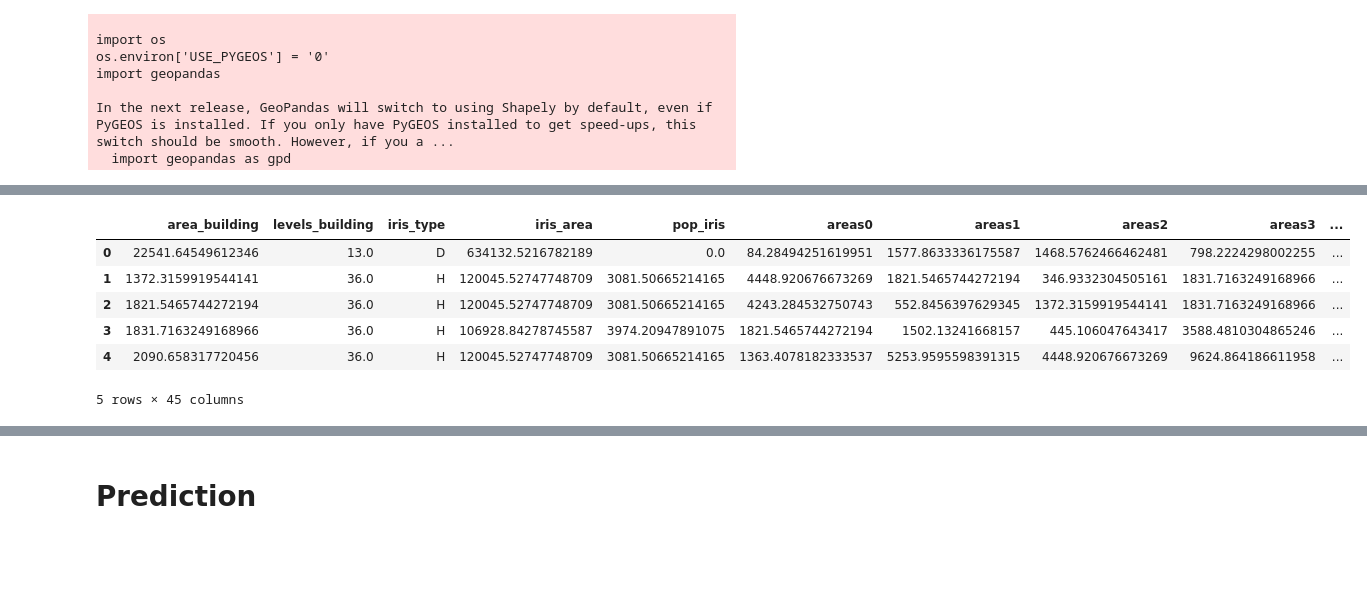
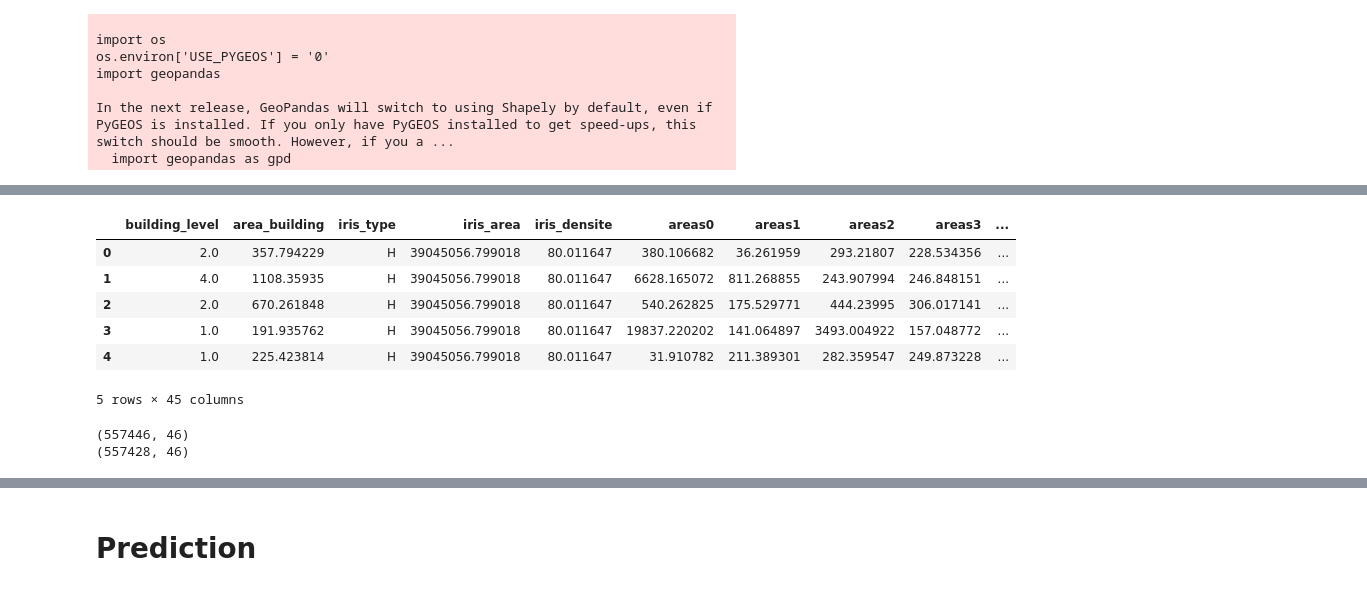
Before and after one commit to benmaizadiam/attractivite_des_rues, a Jupyter notebook: 7-b-type_building_na.ipynb, the cells around one changed output, grey strips where cells are left out. Drawn from its saved outputs; the diff is of its cells as text; code cells hidden in the pictures; blank space fills up the shorter version.

```diff
--- a/7-b-type_building_na.ipynb
+++ b/7-b-type_building_na.ipynb
@@ -92,2 +171,5 @@ Name: building, dtype: int64
+# %%
+data=np.empty((len(building_no_na),45),dtype="object")
 # %%
 k=10
+ids_batiments_voisins=np.empty((len(building_no_na),k),dtype="object")
@@ -98 +176,3 @@ building_no_na['building:levels'].isna().sum()
+# %%
+random_number=np.random.randint(0,len(building_no_na),1)
 # %%
@@ -185,17 +302,22 @@ for i ,row in building_no_na.iterrows():
+# %%
+'''pickle.dump(data,open(r"Y:\RECHERCHE ET DEV\10_Modèle d'attractivite des rues\04_données clients (source)\données modele\\donnée_prediction_types.pkl",'wb'))
+pickle.dump(ids_batiments_voisins,open(r"Y:\RECHERCHE ET DEV\10_Modèle d'attractivite des rues\04_données clients (source)\données modele\\ids_batiments_voisins_prédiction_types.pkl",'wb'))'''
+data=pickle.load(open(r"Y:\RECHERCHE ET DEV\10_Modèle d'attractivite des rues\04_données clients (source)\données modele\\donnée_prediction_types.pkl",'rb'))
 # %%
+k=10
 #create a dataframe
-columns=["area_building","levels_building","iris_type","iris_area","pop_iris"]
+columns=["building_level","area_building","iris_type","iris_area","iris_densite"]
 for j in ["areas","types","levels","distances"]:
     for i in range(k):
         columns.append(j+str(i))
 
-data_no=pd.DataFrame(data_no,columns=columns)
+data_no=pd.DataFrame(data,columns=columns)
 data_no.head()
 # %% [output]
-|  | area_building | levels_building | iris_type | iris_area | pop_iris | areas0 | areas1 | areas2 | areas3 | ... |
-| 0 | 22541.64549612346 | 13.0 | D | 634132.5216782189 | 0.0 | 84.28494251619951 | 1577.8633336175587 | 1468.5762466462481 | 798.2224298002255 | ... |
-| 1 | 1372.3159919544141 | 36.0 | H | 120045.52747748709 | 3081.50665214165 | 4448.920676673269 | 1821.5465744272194 | 346.9332304505161 | 1831.7163249168966 | ... |
-| 2 | 1821.5465744272194 | 36.0 | H | 120045.52747748709 | 3081.50665214165 | 4243.284532750743 | 552.8456397629345 | 1372.3159919544141 | 1831.7163249168966 | ... |
-| 3 | 1831.7163249168966 | 36.0 | H | 106928.84278745587 | 3974.20947891075 | 1821.5465744272194 | 1502.13241668157 | 445.106047643417 | 3588.4810304865246 | ... |
-| 4 | 2090.658317720456 | 36.0 | H | 120045.52747748709 | 3081.50665214165 | 1363.4078182333537 | 5253.9595598391315 | 4448.920676673269 | 9624.864186611958 | ... |
+|  | building_level | area_building | iris_type | iris_area | iris_densite | areas0 | areas1 | areas2 | areas3 | ... |
+| 0 | 2.0 | 357.794229 | H | 39045056.799018 | 80.011647 | 380.106682 | 36.261959 | 293.21807 | 228.534356 | ... |
+| 1 | 4.0 | 1108.35935 | H | 39045056.799018 | 80.011647 | 6628.165072 | 811.268855 | 243.907994 | 246.848151 | ... |
+| 2 | 2.0 | 670.261848 | H | 39045056.799018 | 80.011647 | 540.262825 | 175.529771 | 444.23995 | 306.017141 | ... |
+| 3 | 1.0 | 191.935762 | H | 39045056.799018 | 80.011647 | 19837.220202 | 141.064897 | 3493.004922 | 157.048772 | ... |
+| 4 | 1.0 | 225.423814 | H | 39045056.799018 | 80.011647 | 31.910782 | 211.389301 | 282.359547 | 249.873228 | ... |
 5 rows × 45 columns
@@ -201,0 +326,12 @@ data_no.head()
+# %%
+#add the type of building
+data_no["y_true"]=building_types
+
+print(data_no.shape)
+data_no=data_no.dropna()
+print(data_no.shape)
+building_types=data_no["y_true"].values
+data_no=data_no.drop(["y_true"],axis=1)
+# %% [output]
+(557446, 46)
+(557428, 46)
```
Also changed, not shown: parts of 67 cells of this notebook, 12 other files.
